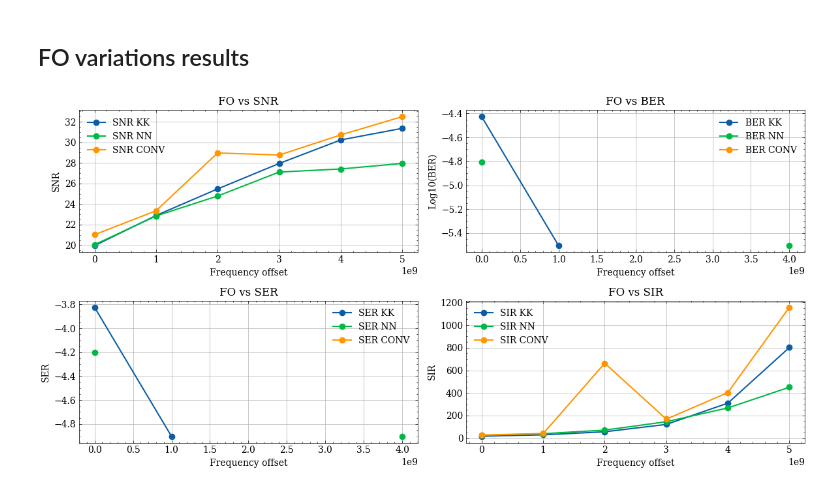
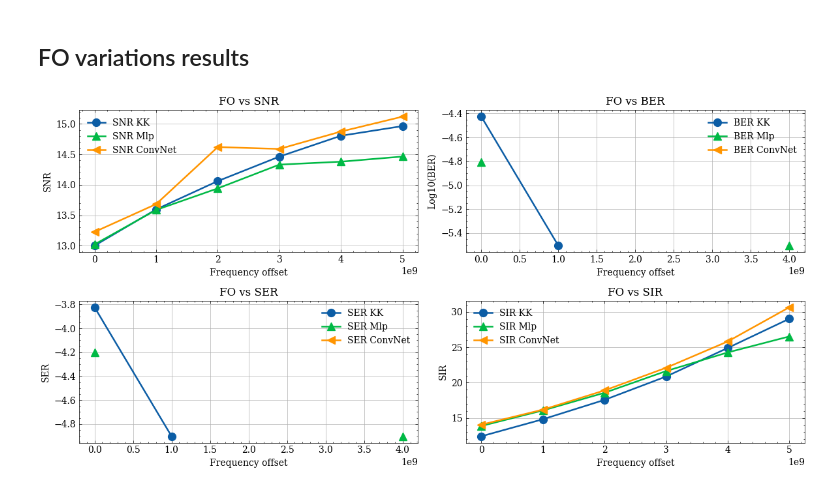
Before and after one commit to silasabs/PIVIC-PIBIC-Comunicacoes-Opticas, a Jupyter notebook: jupyter notebooks/Pibic_Results_PhaseRetrieval.ipynb, the cells around one changed output. Drawn from its saved outputs; the diff is of its cells as text; code cells hidden in the pictures.

```diff
--- a/jupyter notebooks/Pibic_Results_PhaseRetrieval.ipynb
+++ b/jupyter notebooks/Pibic_Results_PhaseRetrieval.ipynb
@@ -15,7 +15,7 @@ import warnings
 warnings.filterwarnings('ignore')
 # %%
 plt.rcParams['font.size'] = 10
-plt.rcParams['lines.linewidth'] = 1.5
+plt.rcParams['lines.linewidth'] = 1.8
 plt.rcParams['text.usetex'] = False
 
 figurePath = r'C:\Users\Silas\Documents\PIVIC-Comunicacoes-Opticas\resultados\Figuras\Pibic'
@@ -226,48 +226,48 @@ Conv_FO_SNR = loadArray(r'C:\Users\Silas\Documents\PIVIC-Comunicacoes-Opticas\re
 plt.figure(num=None, figsize=(12, 6))
 
 graphic01 = plt.subplot(2, 2, 1)
-plt.plot(FO_Values, FO_SNR[0,:],'-o', label='SNR KK')
-plt.plot(FO_Values, FO_SNR[1,:],'-o', label='SNR NN')
-plt.plot(FO_Values, Conv_FO_SNR[2,:],'-o', label='SNR CONV')
+plt.plot(FO_Values, 10*np.log10(FO_SNR[0,:]), marker='o', markersize=8.5, label='SNR KK')
+plt.plot(FO_Values, 10*np.log10(FO_SNR[1,:]), marker='^', markersize=8.5, label='SNR Mlp')
+plt.plot(FO_Values, 10*np.log10(Conv_FO_SNR[2,:]),'-o', marker='<', markersize=8.5, label='SNR ConvNet')
 plt.xlabel('Frequency offset')
 plt.ylabel('SNR')
 plt.title('FO vs SNR')
 plt.legend()
 plt.grid()
 
 graphic02 = plt.subplot(2, 2, 2)
-plt.plot(FO_Values, np.log10(FO_BER[0,:]),'-o', label='BER KK')
-plt.plot(FO_Values, np.log10(FO_BER[1,:]),'-o', label='BER NN')
-plt.plot(FO_Values, np.log10(Conv_FO_BER[2,:]),'-o', label='BER CONV')
+plt.plot(FO_Values, np.log10(FO_BER[0,:]), marker='o', markersize=8.5, label='BER KK')
+plt.plot(FO_Values, np.log10(FO_BER[1,:]), marker='^', markersize=8.5, label='BER Mlp')
+plt.plot(FO_Values, np.log10(Conv_FO_BER[2,:]), marker='<', markersize=8.5, label='BER ConvNet')
 plt.xlabel('Frequency offset')
 plt.ylabel('Log10(BER)')
 plt.title('FO vs BER')
 plt.legend()
 plt.grid()
 
 graphic03 = plt.subplot(2, 2, 3)
-plt.plot(FO_Values, np.log10(FO_SER[0,:]),'-o', label='SER KK')
-plt.plot(FO_Values, np.log10(FO_SER[1,:]),'-o', label='SER NN')
-plt.plot(FO_Values, np.log10(Conv_FO_SER[2,:]),'-o', label='SER CONV')
+plt.plot(FO_Values, np.log10(FO_SER[0,:]), marker='o', markersize=8.5, label='SER KK')
+plt.plot(FO_Values, np.log10(FO_SER[1,:]), marker='^', markersize=8.5, label='SER Mlp')
+plt.plot(FO_Values, np.log10(Conv_FO_SER[2,:]), marker='<', markersize=8.5, label='SER ConvNet')
 plt.xlabel('Frequency offset')
 plt.ylabel('SER')
 plt.title('FO vs SER')
 plt.legend()
 plt.grid()
 
 graphic04 = plt.subplot(2, 2, 4)
-plt.plot(FO_Values, FO_SIR[0,:],'-o', label='SIR KK')
-plt.plot(FO_Values, FO_SIR[1,:],'-o', label='SIR NN')
-plt.plot(FO_Values, Conv_FO_SIR[2,:],'-o', label='SIR CONV')
+plt.plot(FO_Values, 10*np.log10(FO_SIR[0,:]), marker='o', markersize=8.5, label='SIR KK')
+plt.plot(FO_Values, 10*np.log10(FO_SIR[1,:]), marker='^', markersize=8.5, label='SIR Mlp')
+plt.plot(FO_Values, 10*np.log10(FO_SIR[2,:]), marker='<', markersize=8.5, label='SIR ConvNet')
 plt.xlabel('Frequency offset')
 plt.ylabel('SIR')
 plt.title('FO vs SIR')
 plt.legend()
 plt.grid()
 
 plt.tight_layout()
 
 if savePlots:
     plt.savefig(figurePath+'\FO_Results.png', dpi=600)
 # %% [output]
-[figure, old version]
+[figure, new version]
```
Also changed, not shown: parts of 2 cells of this notebook, 2 other files.
